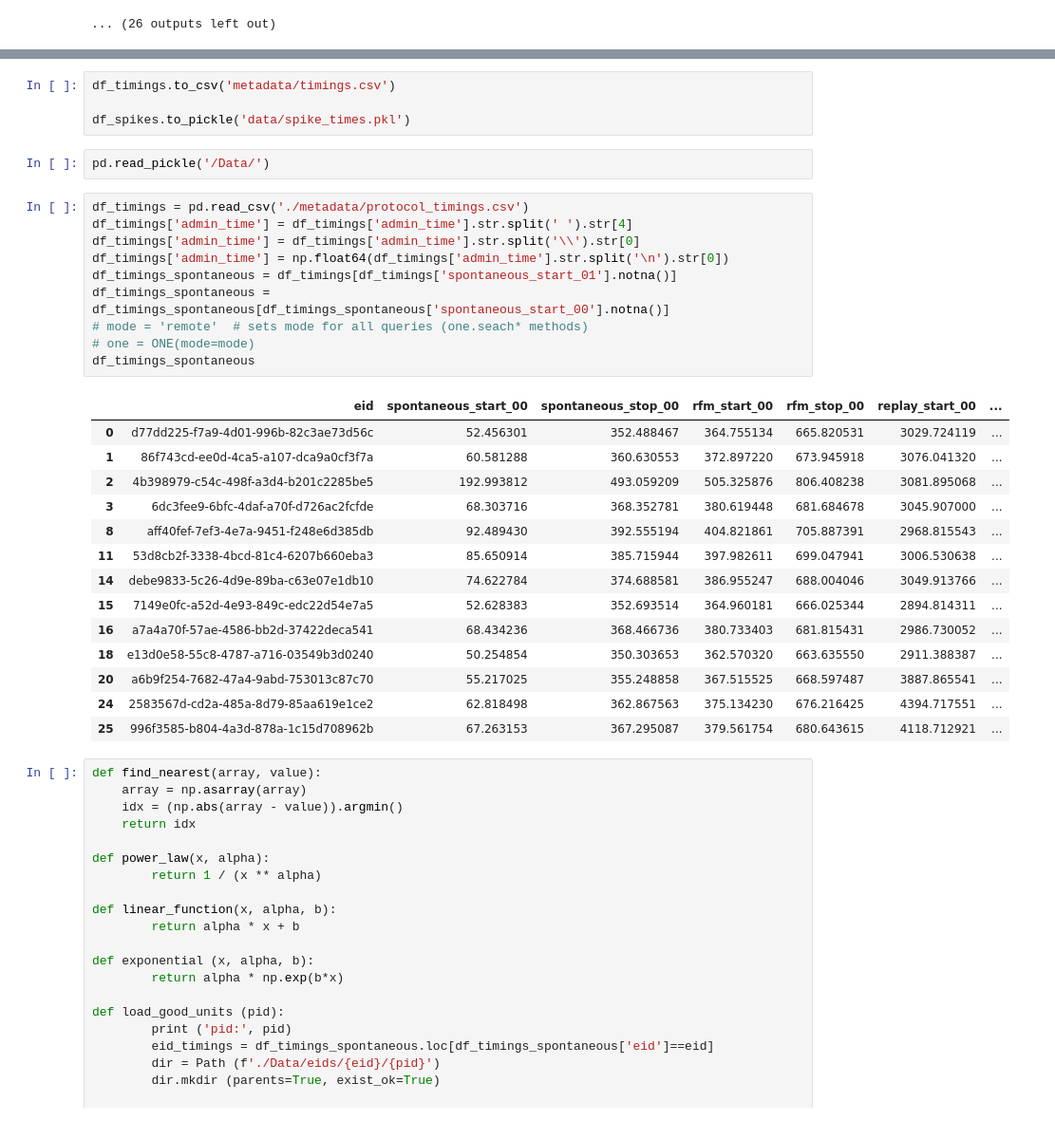
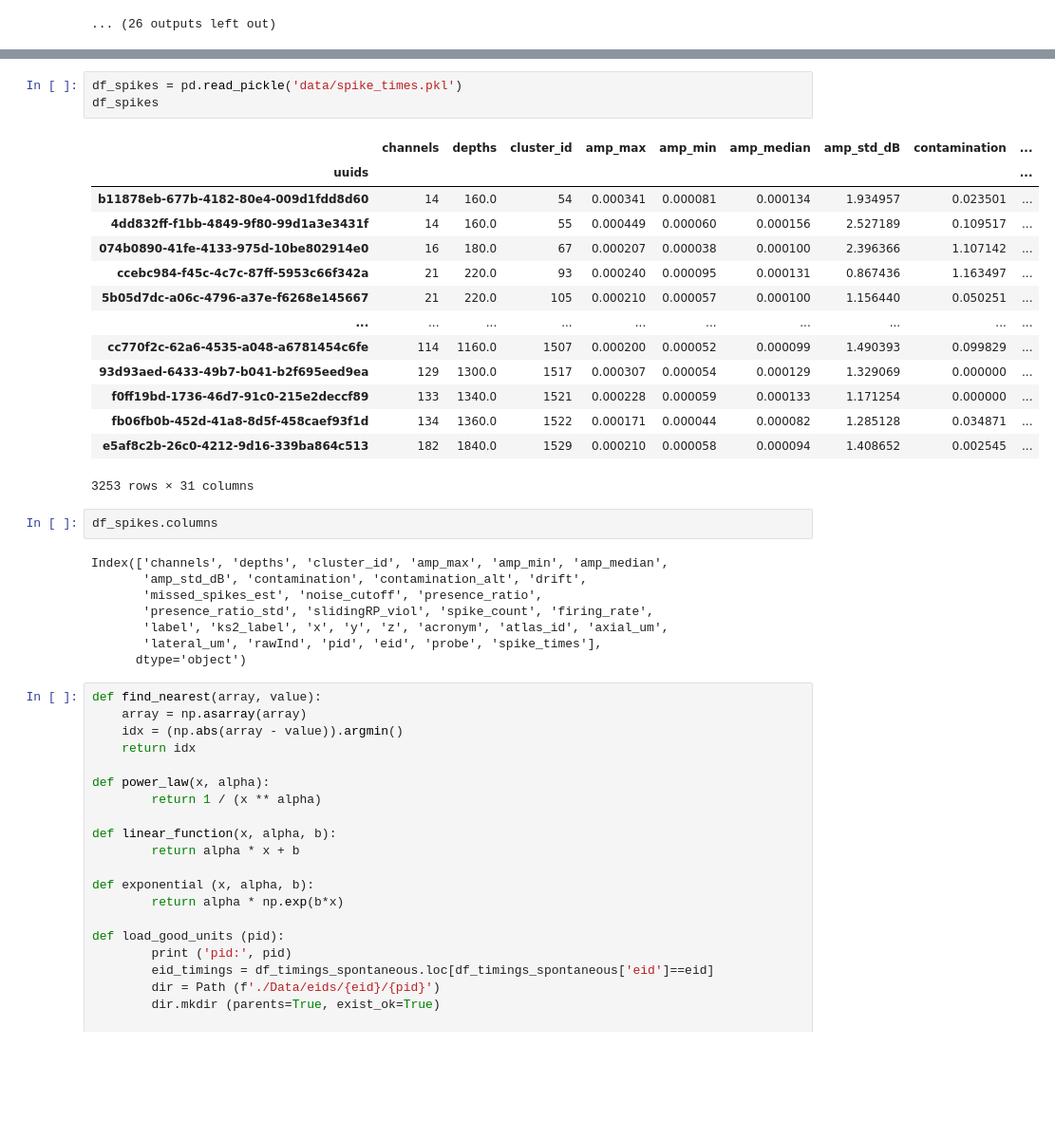
Before and after one commit to ja-94/psychedelics, a Jupyter notebook: 02_PCA.ipynb, the cells around one changed output, grey strips where cells are left out. Shown at 95% size. Drawn from its saved outputs; the diff is of its cells as text; blank space fills up the shorter version.

```diff
--- a/02_PCA.ipynb
+++ b/02_PCA.ipynb
@@ -168,34 +99,31 @@ df_timings
-# %%
-df_timings.to_csv('metadata/timings.csv')
-
-df_spikes.to_pickle('data/spike_times.pkl')
-# %%
-pd.read_pickle('/Data/')
-# %%
-df_timings = pd.read_csv('./metadata/protocol_timings.csv')
-df_timings['admin_time'] = df_timings['admin_time'].str.split(' ').str[4]
-df_timings['admin_time'] = df_timings['admin_time'].str.split('\\').str[0]
-df_timings['admin_time'] = np.float64(df_timings['admin_time'].str.split('\n').str[0])
-df_timings_spontaneous = df_timings[df_timings['spontaneous_start_01'].notna()]
-df_timings_spontaneous = df_timings_spontaneous[df_timings_spontaneous['spontaneous_start_00'].notna()]
-# mode = 'remote'  # sets mode for all queries (one.seach* methods)
-# one = ONE(mode=mode)
-df_timings_spontaneous
-# %% [output]
-|  | eid | spontaneous_start_00 | spontaneous_stop_00 | rfm_start_00 | rfm_stop_00 | replay_start_00 | ... |
-| 0 | d77dd225-f7a9-4d01-996b-82c3ae73d56c | 52.456301 | 352.488467 | 364.755134 | 665.820531 | 3029.724119 | ... |
-| 1 | 86f743cd-ee0d-4ca5-a107-dca9a0cf3f7a | 60.581288 | 360.630553 | 372.897220 | 673.945918 | 3076.041320 | ... |
-| 2 | 4b398979-c54c-498f-a3d4-b201c2285be5 | 192.993812 | 493.059209 | 505.325876 | 806.408238 | 3081.895068 | ... |
-| 3 | 6dc3fee9-6bfc-4daf-a70f-d726ac2fcfde | 68.303716 | 368.352781 | 380.619448 | 681.684678 | 3045.907000 | ... |
-| 8 | aff40fef-7ef3-4e7a-9451-f248e6d385db | 92.489430 | 392.555194 | 404.821861 | 705.887391 | 2968.815543 | ... |
-| 11 | 53d8cb2f-3338-4bcd-81c4-6207b660eba3 | 85.650914 | 385.715944 | 397.982611 | 699.047941 | 3006.530638 | ... |
-| 14 | debe9833-5c26-4d9e-89ba-c63e07e1db10 | 74.622784 | 374.688581 | 386.955247 | 688.004046 | 3049.913766 | ... |
-| 15 | 7149e0fc-a52d-4e93-849c-edc22d54e7a5 | 52.628383 | 352.693514 | 364.960181 | 666.025344 | 2894.814311 | ... |
-| 16 | a7a4a70f-57ae-4586-bb2d-37422deca541 | 68.434236 | 368.466736 | 380.733403 | 681.815431 | 2986.730052 | ... |
-| 18 | e13d0e58-55c8-4787-a716-03549b3d0240 | 50.254854 | 350.303653 | 362.570320 | 663.635550 | 2911.388387 | ... |
-| 20 | a6b9f254-7682-47a4-9abd-753013c87c70 | 55.217025 | 355.248858 | 367.515525 | 668.597487 | 3887.865541 | ... |
-| 24 | 2583567d-cd2a-485a-8d79-85aa619e1ce2 | 62.818498 | 362.867563 | 375.134230 | 676.216425 | 4394.717551 | ... |
-| 25 | 996f3585-b804-4a3d-878a-1c15d708962b | 67.263153 | 367.295087 | 379.561754 | 680.643615 | 4118.712921 | ... |
+# %%
+df_spikes = pd.read_pickle('data/spike_times.pkl')
+df_spikes
+# %% [output]
+|  | channels | depths | cluster_id | amp_max | amp_min | amp_median | amp_std_dB | contamination | ... |
+| uuids |  |  |  |  |  |  |  |  | ... |
+| b11878eb-677b-4182-80e4-009d1fdd8d60 | 14 | 160.0 | 54 | 0.000341 | 0.000081 | 0.000134 | 1.934957 | 0.023501 | ... |
+| 4dd832ff-f1bb-4849-9f80-99d1a3e3431f | 14 | 160.0 | 55 | 0.000449 | 0.000060 | 0.000156 | 2.527189 | 0.109517 | ... |
+| 074b0890-41fe-4133-975d-10be802914e0 | 16 | 180.0 | 67 | 0.000207 | 0.000038 | 0.000100 | 2.396366 | 1.107142 | ... |
+| ccebc984-f45c-4c7c-87ff-5953c66f342a | 21 | 220.0 | 93 | 0.000240 | 0.000095 | 0.000131 | 0.867436 | 1.163497 | ... |
+| 5b05d7dc-a06c-4796-a37e-f6268e145667 | 21 | 220.0 | 105 | 0.000210 | 0.000057 | 0.000100 | 1.156440 | 0.050251 | ... |
+| ... | ... | ... | ... | ... | ... | ... | ... | ... | ... |
+| cc770f2c-62a6-4535-a048-a6781454c6fe | 114 | 1160.0 | 1507 | 0.000200 | 0.000052 | 0.000099 | 1.490393 | 0.099829 | ... |
+| 93d93aed-6433-49b7-b041-b2f695eed9ea | 129 | 1300.0 | 1517 | 0.000307 | 0.000054 | 0.000129 | 1.329069 | 0.000000 | ... |
+| f0ff19bd-1736-46d7-91c0-215e2deccf89 | 133 | 1340.0 | 1521 | 0.000228 | 0.000059 | 0.000133 | 1.171254 | 0.000000 | ... |
+| fb06fb0b-452d-41a8-8d5f-458caef93f1d | 134 | 1360.0 | 1522 | 0.000171 | 0.000044 | 0.000082 | 1.285128 | 0.034871 | ... |
+| e5af8c2b-26c0-4212-9d16-339ba864c513 | 182 | 1840.0 | 1529 | 0.000210 | 0.000058 | 0.000094 | 1.408652 | 0.002545 | ... |
+3253 rows × 31 columns
+# %%
+df_spikes.columns
+# %% [output]
+Index(['channels', 'depths', 'cluster_id', 'amp_max', 'amp_min', 'amp_median',
+       'amp_std_dB', 'contamination', 'contamination_alt', 'drift',
+       'missed_spikes_est', 'noise_cutoff', 'presence_ratio',
+       'presence_ratio_std', 'slidingRP_viol', 'spike_count', 'firing_rate',
+       'label', 'ks2_label', 'x', 'y', 'z', 'acronym', 'atlas_id', 'axial_um',
+       'lateral_um', 'rawInd', 'pid', 'eid', 'probe', 'spike_times'],
+      dtype='object')
 # %%
 def find_nearest(array, value):
     array = np.asarray(array)
```
Also changed, not shown: parts of 18 cells of this notebook.
